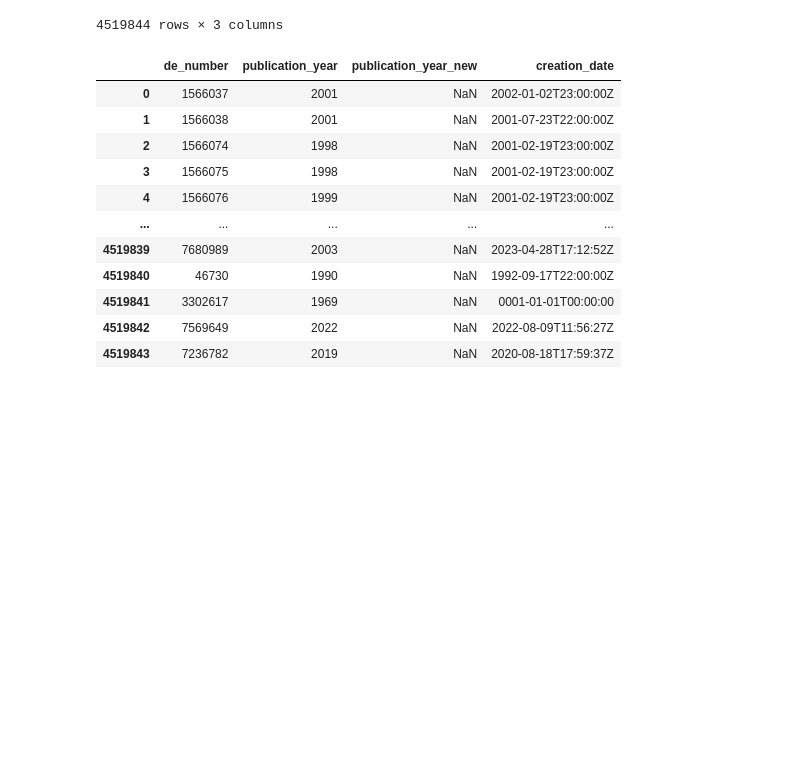
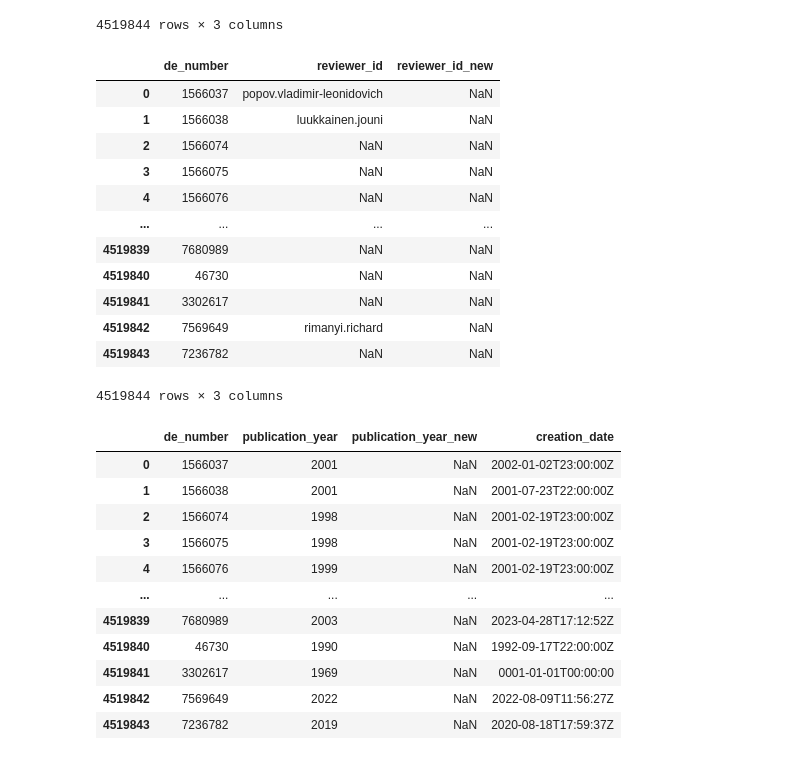
Before and after one commit to MaRDI4NFDI/docker-importer, a Jupyter notebook: mardi_importer/mardi_importer/zbmath/test.ipynb, the cells around one changed output. Saved outputs shown, nothing was run; the diff lists cells and outputs as text; code cells hidden in the pictures; blank space fills up the shorter version.

```diff
--- a/mardi_importer/mardi_importer/zbmath/test.ipynb
+++ b/mardi_importer/mardi_importer/zbmath/test.ipynb
@@ -68,6 +68,22 @@ df[(df.review_sign != df.review_sign_new)][['de_number','review_sign', 'review_s
 | 4519842 | 7569649 | Richárd Rimányi (Chapel Hill) | Richárd Rimányi |
 | 4519843 | 7236782 | NaN | NaN |
 4519844 rows × 3 columns
+# %%
+df[(df.reviewer_id != df.reviewer_id_new)][['de_number','reviewer_id', 'reviewer_id_new']]
+# %% [output]
+|  | de_number | reviewer_id | reviewer_id_new |
+| 0 | 1566037 | popov.vladimir-leonidovich | NaN |
+| 1 | 1566038 | luukkainen.jouni | NaN |
+| 2 | 1566074 | NaN | NaN |
+| 3 | 1566075 | NaN | NaN |
+| 4 | 1566076 | NaN | NaN |
+| ... | ... | ... | ... |
+| 4519839 | 7680989 | NaN | NaN |
+| 4519840 | 46730 | NaN | NaN |
+| 4519841 | 3302617 | NaN | NaN |
+| 4519842 | 7569649 | rimanyi.richard | NaN |
+| 4519843 | 7236782 | NaN | NaN |
+4519844 rows × 3 columns
 # %%
 df[(df.publication_year != df.publication_year_new)][['de_number','publication_year', 'publication_year_new', 'creation_date']]
 # %% [output]
```
Also changed, not shown: parts of 2 cells of this notebook, 2 other files.
